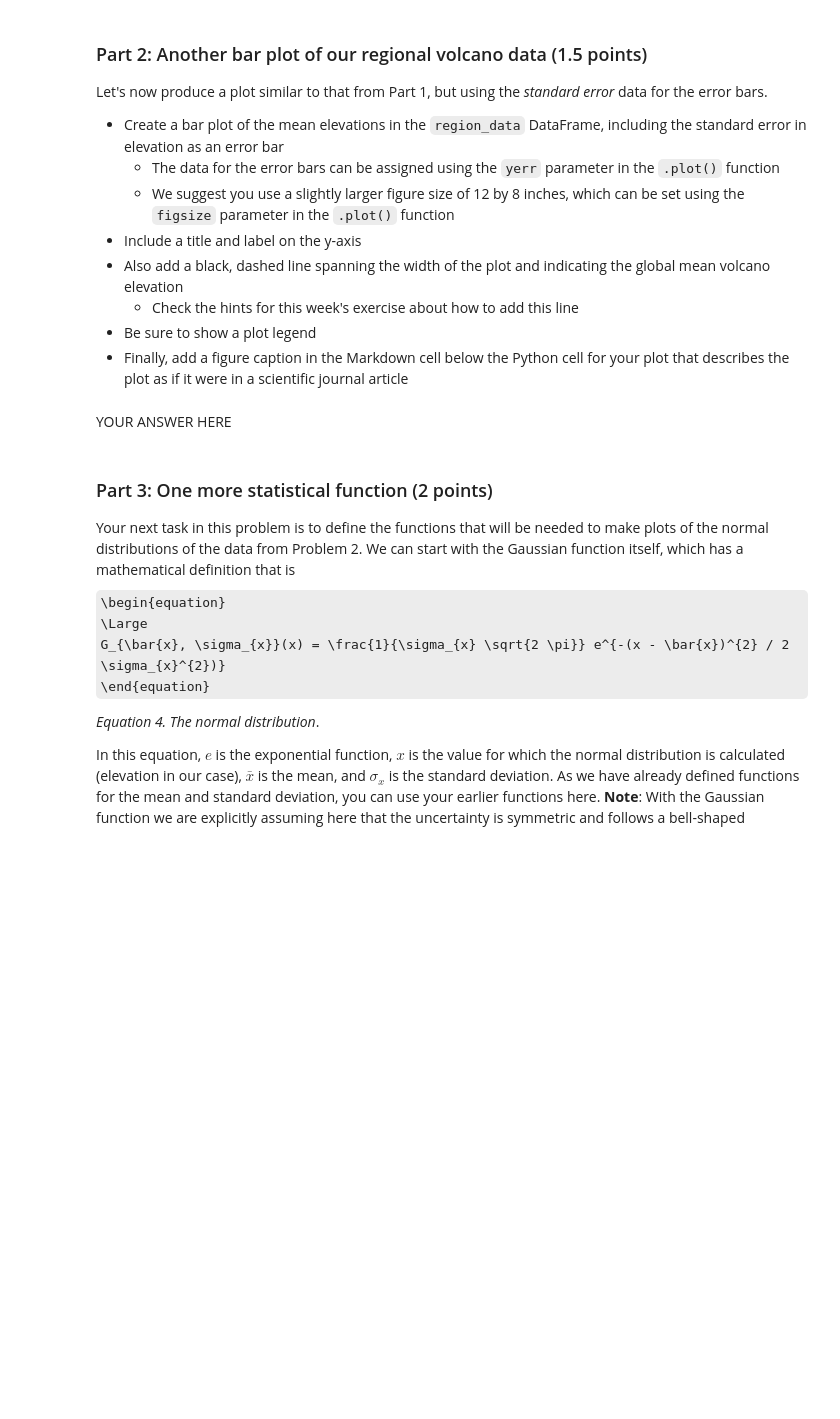
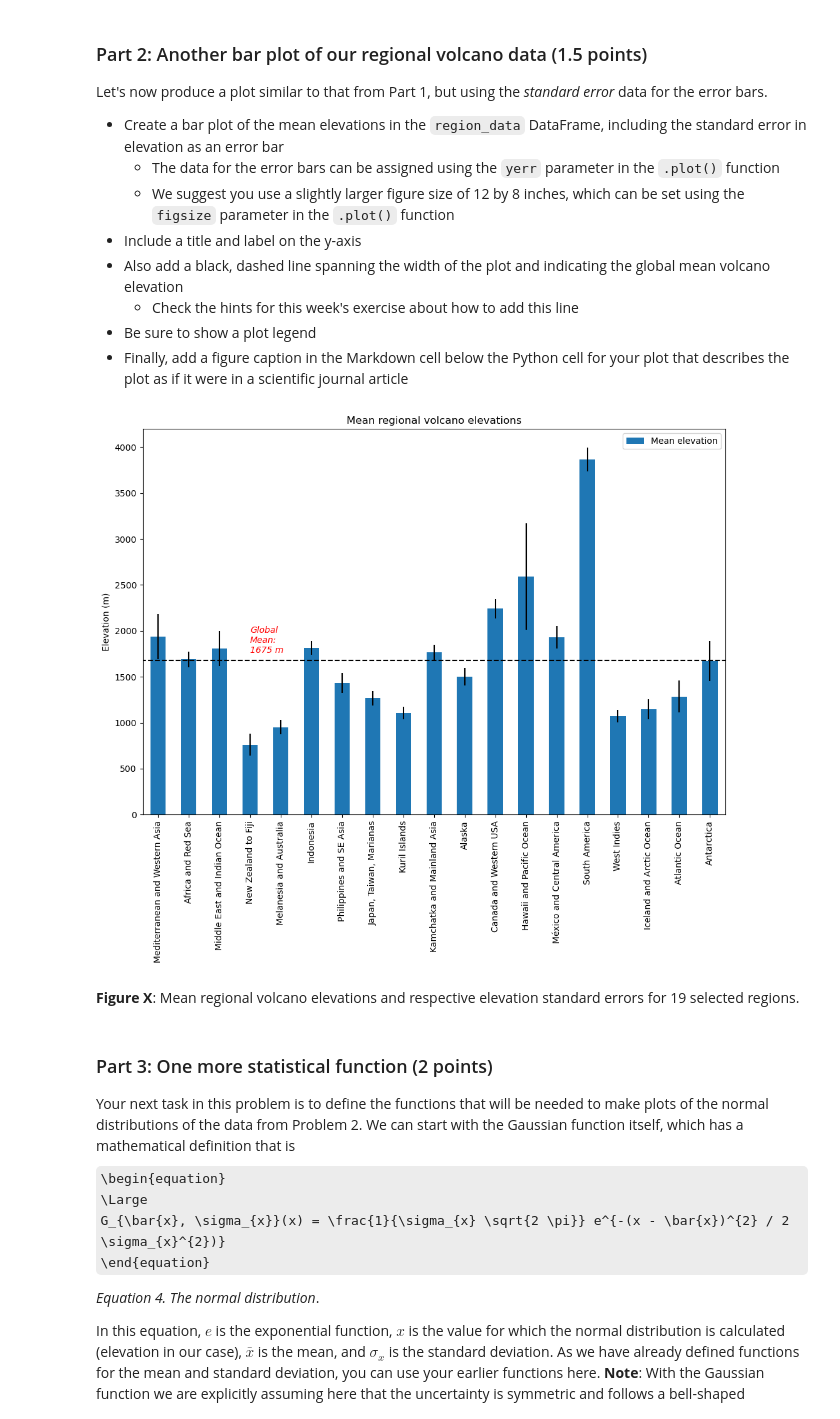
Before and after one commit to joaoambiente/IntroQG-2023, a Jupyter notebook: Exercise-1/Exercise-1-problems-1-3.ipynb, the cells around one changed output. Saved outputs shown, nothing was run; the diff lists cells and outputs as text; code cells hidden in the pictures; some formulas as TeX source; blank space fills up the shorter version.

```diff
--- a/Exercise-1/Exercise-1-problems-1-3.ipynb
+++ b/Exercise-1/Exercise-1-problems-1-3.ipynb
@@ -545,10 +558,12 @@ Let's now produce a plot similar to that from Part 1, but using the *standard er
 # %%
 ax = None
 
 # YOUR CODE HERE
-raise NotImplementedError()
+show_plot("stderrs")
+# %% [output]
+[figure, added]
-# %% [markdown]
-YOUR ANSWER HERE
+# %% [markdown]
+**Figure X**: Mean regional volcano elevations and respective elevation standard errors for 19 selected regions.
 # %% [markdown]
 ### Part 3: One more statistical function (2 points)
 
```
Also changed, not shown: parts of 16 cells of this notebook, 1 other file.
